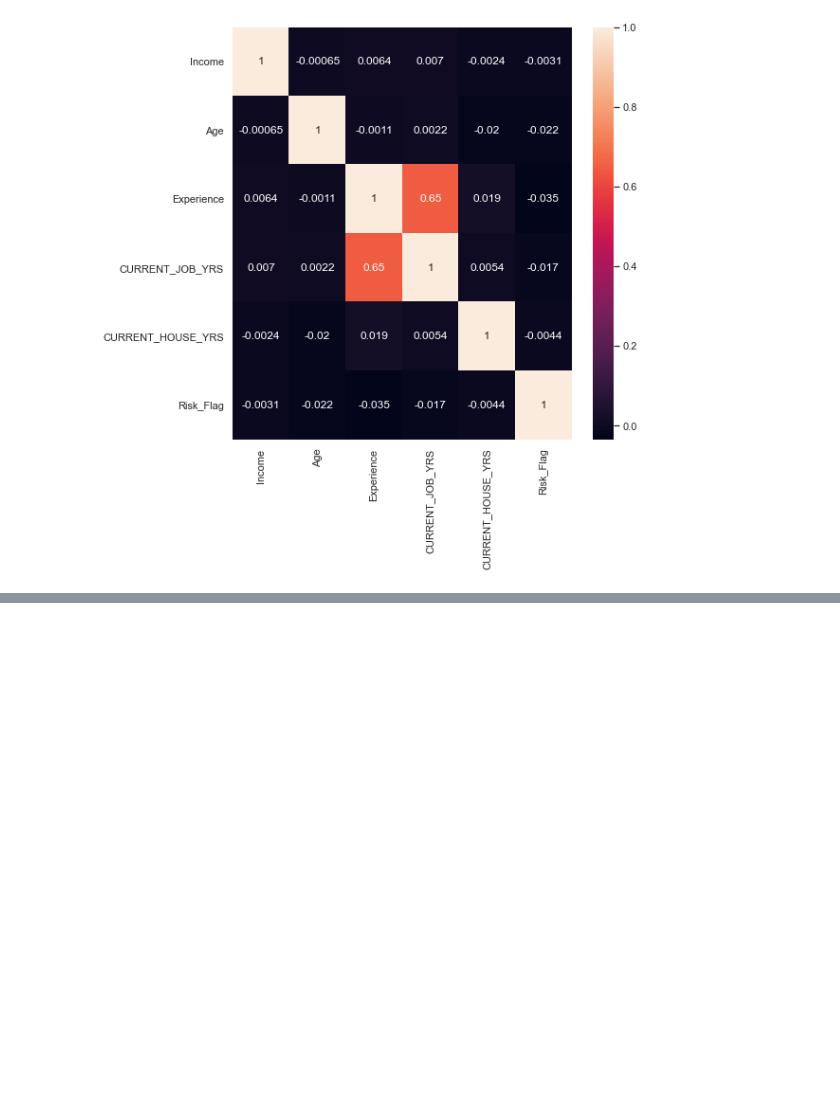
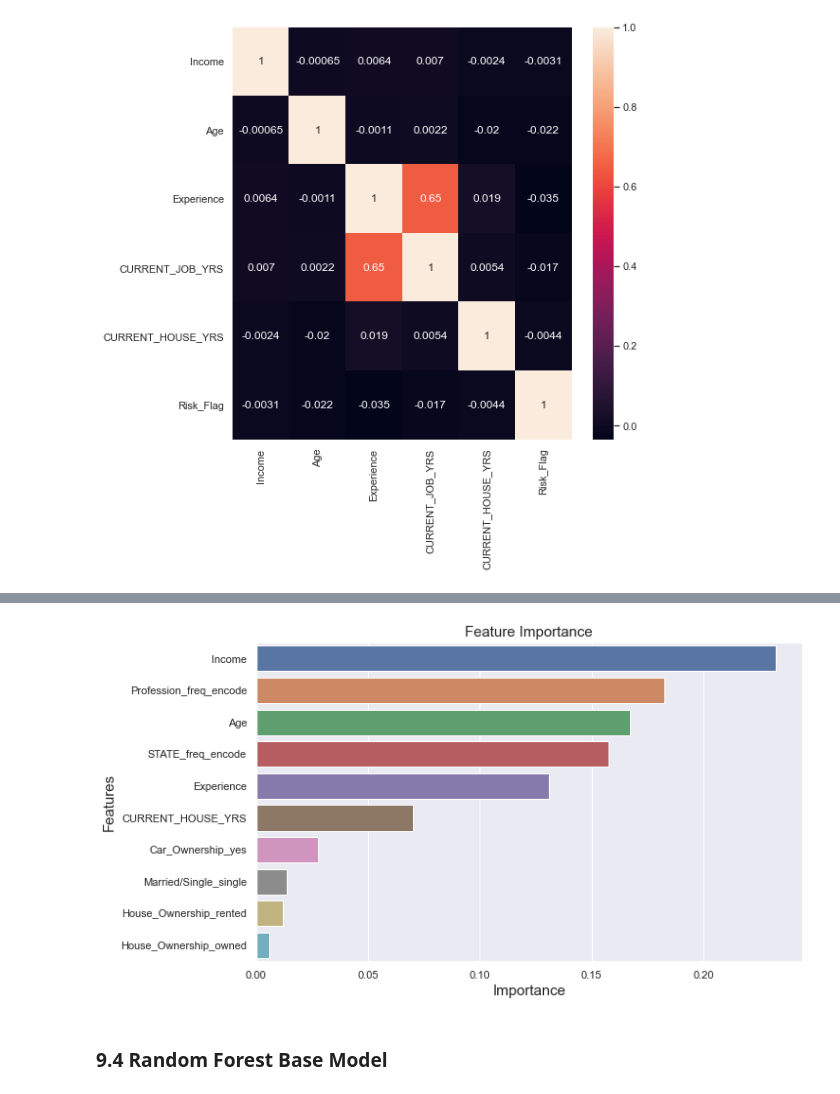
Before and after one commit to jaiatluri/GL_Capstone, a Jupyter notebook: Capstone_Github.ipynb, the cells around one changed output, grey strips where cells are left out. Saved outputs shown, nothing was run; the diff lists cells and outputs as text; code cells hidden in the pictures; blank space fills up the shorter version.

```diff
--- a/Capstone_Github.ipynb
+++ b/Capstone_Github.ipynb
@@ -477,0 +646,2 @@ plt.show()
+# %%
+df.drop(['STATE'],axis=1,inplace=True)
@@ -477,0 +660,4 @@ plt.show()
+# %%
+X  = df.drop('Risk_Flag', axis = 1)
+y = df['Risk_Flag']
+X_train, X_test, y_train, y_test = train_test_split(X, y, random_state = 1, test_size = 0.2)
@@ -477,0 +968,27 @@ plt.show()
+# %%
+# create a dataframe that stores the feature names and their importance
+important_features = pd.DataFrame({'Features': X_train.columns,
+                                   'Importance': dt_base.feature_importances_})
+
+# sort the dataframe in the descending order according to the feature importance
+important_features = important_features.sort_values('Importance', ascending = False)
+plt.figure(figsize=(10,6))
+# create a barplot to visualize the features based on their importance
+sns.barplot(x = 'Importance', y = 'Features', data = important_features)
+
+# add plot and axes labels
+# set text size using 'fontsize'
+plt.title('Feature Importance', fontsize = 15)
+plt.xlabel('Importance', fontsize = 15)
+plt.ylabel('Features', fontsize = 15)
+
+
+
+# display the plot
+plt.show()
+# %% [output]
+[figure, added]
+# %% [markdown]
+<a id='rf'> </a>
+
+### 9.4 Random Forest Base Model
```
Also changed, not shown: parts of 152 cells of this notebook.
